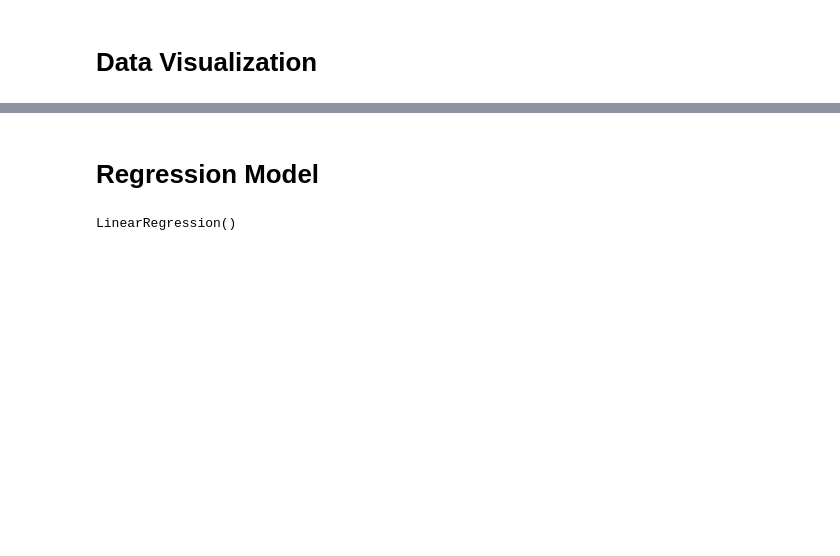
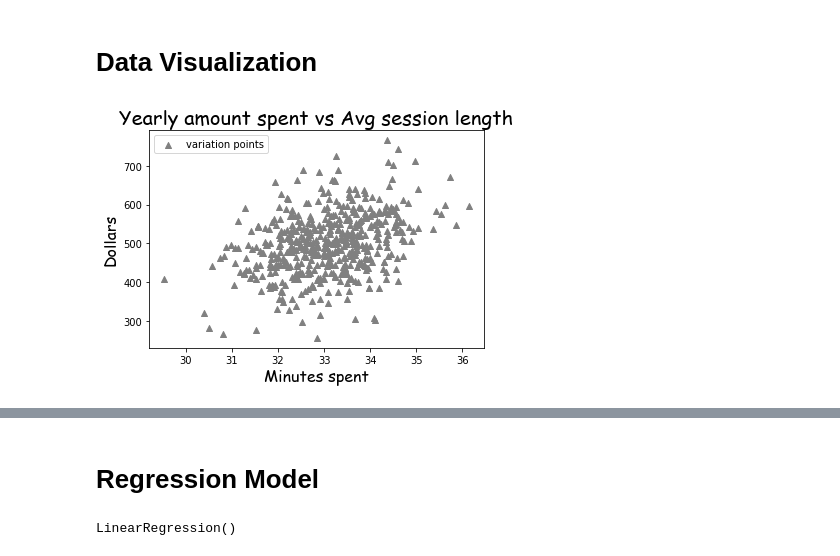
Before and after one commit to siddh34/DSML-Project, a Jupyter notebook: analysis.ipynb, the cells around one changed output, grey strips where cells are left out. Saved outputs shown, nothing was run; the diff lists cells and outputs as text; code cells hidden in the pictures; blank space fills up the shorter version.

```diff
--- a/analysis.ipynb
+++ b/analysis.ipynb
@@ -36,0 +57,8 @@ Index(['Email', 'Address', 'Avatar', 'Avg. Session Length', 'Time on App',
+# %%
+# The value of avg session at one or two point is wrong(NaN) so we will replace it with the median
+
+AvgSessionmedian = df['Avg. Session Length'].median()
+print(AvgSessionmedian)
+
+df['Avg. Session Length'] = df['Avg. Session Length'].fillna(AvgSessionmedian)
+df
@@ -37,2 +82,18 @@ Index(['Email', 'Address', 'Avatar', 'Avg. Session Length', 'Time on App',
 # %% [markdown]
 # Data Visualization
+# %%
+# title
+plt.title("Yearly amount spent vs Avg session length",fontdict={'fontname':'comic sans MS', 'fontsize':20})
+# plot
+plt.scatter(df['Avg. Session Length'],df['Yearly Amount Spent'],marker='^',label='variation points',color='grey')
+# legends
+plt.legend()
+# x and y labels
+plt.xlabel("Minutes spent",fontdict={'fontname':'comic sans MS', 'fontsize':16})
+plt.ylabel("Dollars",fontdict={'fontname':'comic sans MS', 'fontsize':16})
+# saving the plot
+# plt.savefig("YearlyamountspentvsAvgsessionlength.jpg",dpi=300)
+# show the graph
+plt.show()
+# %% [output]
+[figure, added]
```
Also changed, not shown: parts of 14 cells of this notebook, 5 other files.
